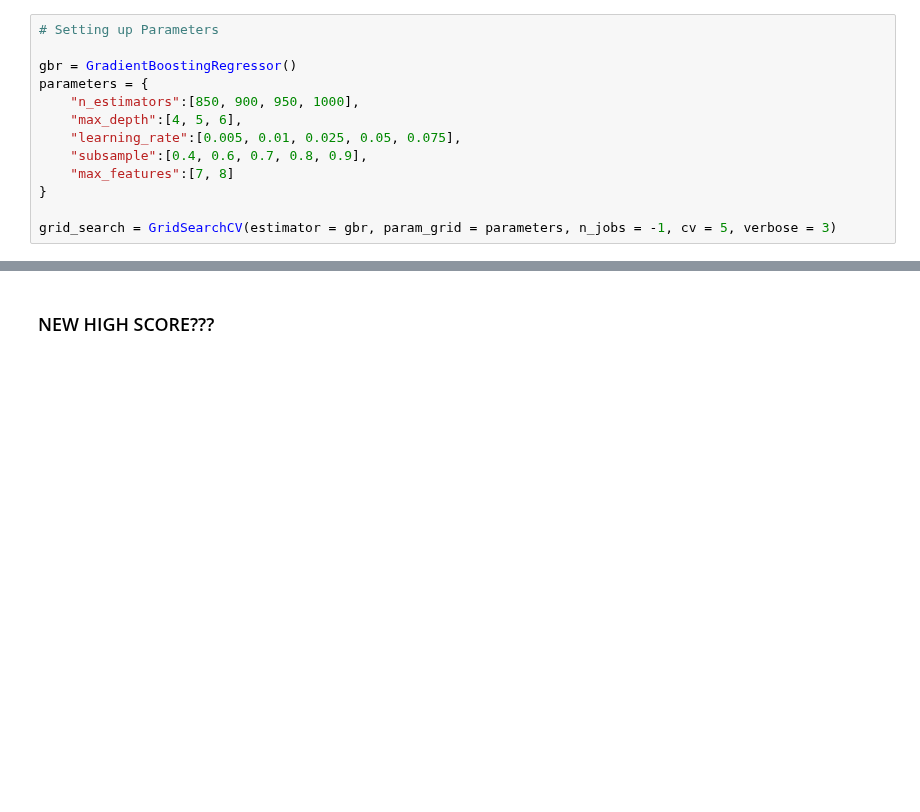
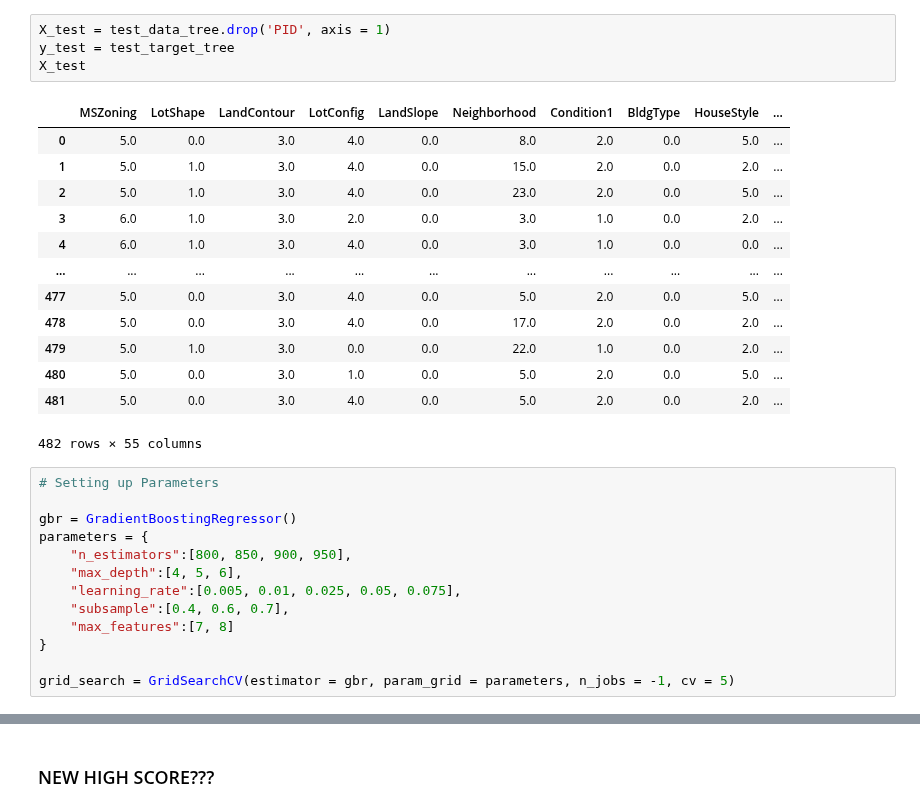
Before and after one commit to djhang99/housing_prices, a Jupyter notebook: Jung_Hwan_Lim/GradientBoosting.ipynb, the cells around one changed output, grey strips where cells are left out. Drawn from its saved outputs; the diff is of its cells as text; blank space fills up the shorter version.

```diff
--- a/Jung_Hwan_Lim/GradientBoosting.ipynb
+++ b/Jung_Hwan_Lim/GradientBoosting.ipynb
@@ -104,16 +44,34 @@ y_train
+# %%
+X_test = test_data_tree.drop('PID', axis = 1)
+y_test = test_target_tree
+X_test
+# %% [output]
+|  | MSZoning | LotShape | LandContour | LotConfig | LandSlope | Neighborhood | Condition1 | BldgType | HouseStyle | ... |
+| 0 | 5.0 | 0.0 | 3.0 | 4.0 | 0.0 | 8.0 | 2.0 | 0.0 | 5.0 | ... |
+| 1 | 5.0 | 1.0 | 3.0 | 4.0 | 0.0 | 15.0 | 2.0 | 0.0 | 2.0 | ... |
+| 2 | 5.0 | 1.0 | 3.0 | 4.0 | 0.0 | 23.0 | 2.0 | 0.0 | 5.0 | ... |
+| 3 | 6.0 | 1.0 | 3.0 | 2.0 | 0.0 | 3.0 | 1.0 | 0.0 | 2.0 | ... |
+| 4 | 6.0 | 1.0 | 3.0 | 4.0 | 0.0 | 3.0 | 1.0 | 0.0 | 0.0 | ... |
+| ... | ... | ... | ... | ... | ... | ... | ... | ... | ... | ... |
+| 477 | 5.0 | 0.0 | 3.0 | 4.0 | 0.0 | 5.0 | 2.0 | 0.0 | 5.0 | ... |
+| 478 | 5.0 | 0.0 | 3.0 | 4.0 | 0.0 | 17.0 | 2.0 | 0.0 | 2.0 | ... |
+| 479 | 5.0 | 1.0 | 3.0 | 0.0 | 0.0 | 22.0 | 1.0 | 0.0 | 2.0 | ... |
+| 480 | 5.0 | 0.0 | 3.0 | 1.0 | 0.0 | 5.0 | 2.0 | 0.0 | 5.0 | ... |
+| 481 | 5.0 | 0.0 | 3.0 | 4.0 | 0.0 | 5.0 | 2.0 | 0.0 | 2.0 | ... |
+482 rows × 55 columns
 # %%
 # Setting up Parameters
 
 gbr = GradientBoostingRegressor()
 parameters = {
-    "n_estimators":[850, 900, 950, 1000],
+    "n_estimators":[800, 850, 900, 950],
     "max_depth":[4, 5, 6],
     "learning_rate":[0.005, 0.01, 0.025, 0.05, 0.075],
-    "subsample":[0.4, 0.6, 0.7, 0.8, 0.9],
+    "subsample":[0.4, 0.6, 0.7],
     "max_features":[7, 8]
 }
 
-grid_search = GridSearchCV(estimator = gbr, param_grid = parameters, n_jobs = -1, cv = 5, verbose = 3)
+grid_search = GridSearchCV(estimator = gbr, param_grid = parameters, n_jobs = -1, cv = 5)
 # %%
 grid_search.get_params
 # %% [output]
```
Also changed, not shown: parts of 23 cells of this notebook, 3 other files.
